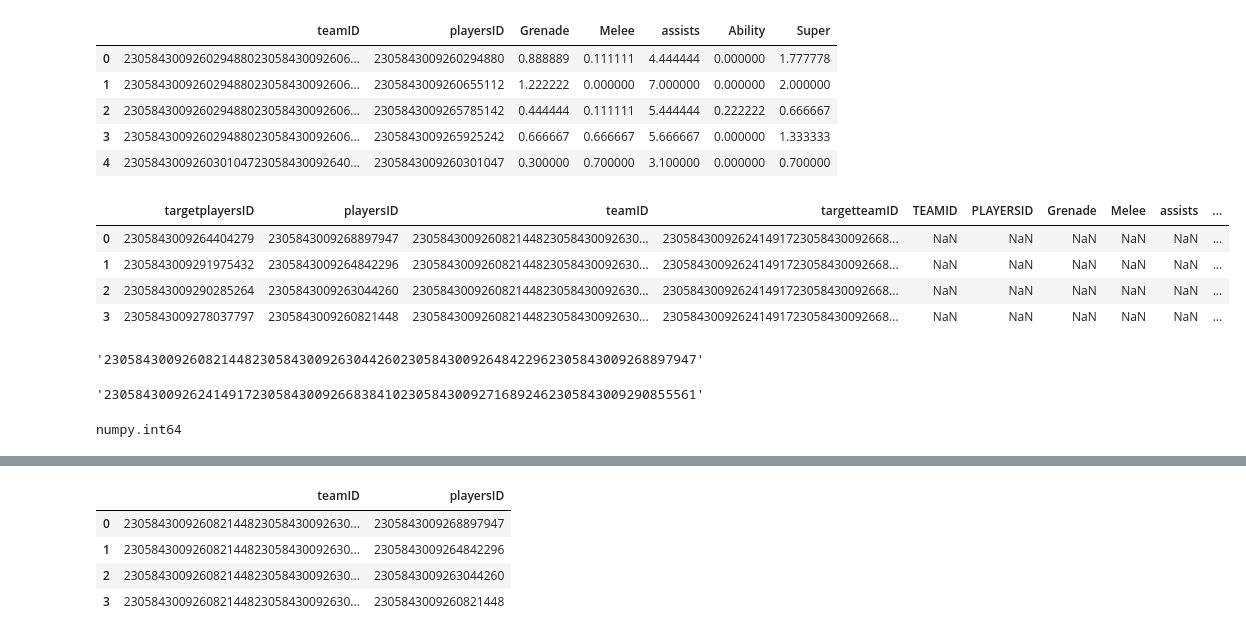
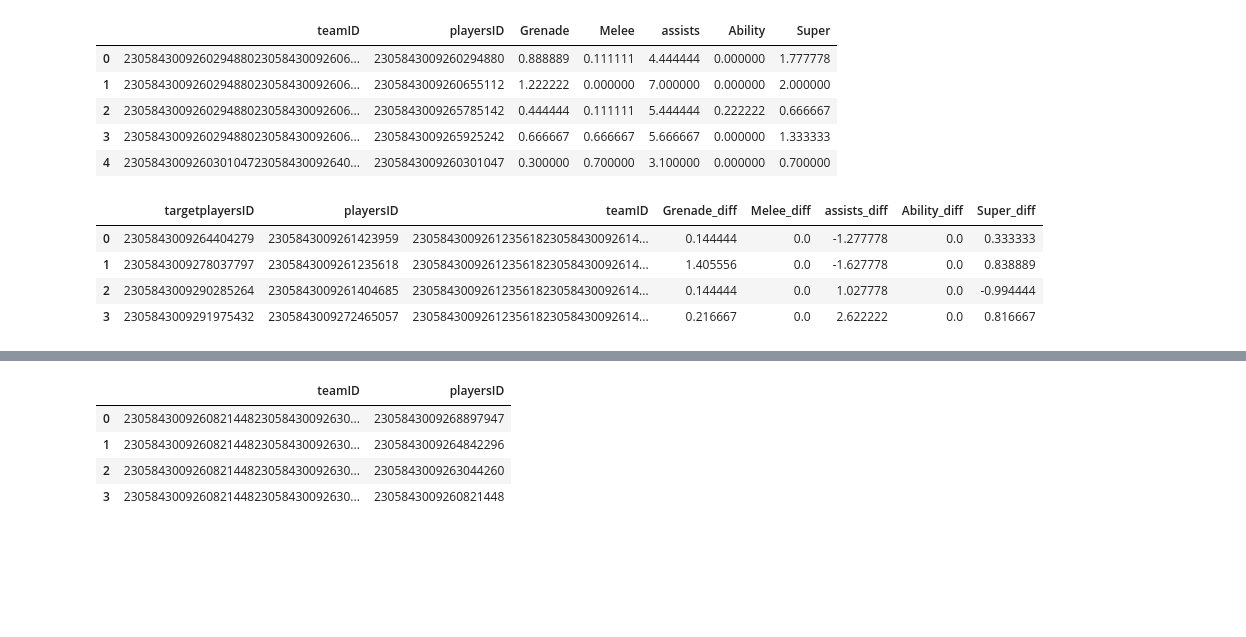
Before and after one commit to rishabh-joshi/destiny2-recommender-system, a Jupyter notebook: Final_team_new_clean.ipynb, the cells around one changed output, grey strips where cells are left out. Saved outputs shown, nothing was run; the diff lists cells and outputs as text; code cells hidden in the pictures; blank space fills up the shorter version.

Commit message:
Grace team

```diff
--- a/Final_team_new_clean.ipynb
+++ b/Final_team_new_clean.ipynb
@@ -399,7 +432,7 @@ def getplayerdist_all(df):
     finalresult = pd.concat([table_weapon, table_char,table_per], axis=1).reset_index()
     return finalresult
 # %%
-playersdist = getplayerdist_all(newset)
+playersdist_all = getplayerdist_all(newset)
 # %% [output]
 A value is trying to be set on a copy of a slice from a DataFrame.
 Try using .loc[row_indexer,col_indexer] = value instead
@@ -446,8 +479,8 @@ def getPlayerDistances(team1, team2, playerclusters_df):
 
     return playerdist
 # %%
-def getDistmat(LrorWin):
-    tm2 = LrorWin[0]
+def getDistmat(test,playersdist):
+    tm2 = test[0]
     tm1 = target
-    distmat = getPlayerDistances(tm1, tm2, playersdist_new)
+    distmat = getPlayerDistances(tm1, tm2, playersdist)
     return distmat
@@ -525,0 +540,5 @@ playerresult
+# %%
+distmat = getDistmat(test_wc_lr, playersdist_wc)
+distmat
+playerresult = getPlayerMapping(distmat,2)
+playerresult
@@ -541,32 +565,30 @@ def getPlaystyle(data, test):
     df['targetteamID'] = targetteam
 
 
-    #df_merge = pd.merge(df,playstyle,"left",on=["teamID","playersID"])
+
 
     playstyle.columns = ["TEAMID","PLAYERSID","Grenade","Melee","assists","Ability","Super"]
-    playstyle["TEAMID"] = str(playstyle["TEAMID"])
+    #playstyle["TEAMID"] = str(playstyle["TEAMID"])
+
+    df_merge = pd.merge(df,playstyle,"left", left_on=["teamID","playersID"], right_on = ["TEAMID","PLAYERSID"] )
 
     df_merge2= pd.merge(df,playstyle,left_on = ["targetplayersID","targetteamID"], right_on = ["PLAYERSID","TEAMID"],
                        how = "left")
 
-    return df_merge2
+    final_merge = pd.merge(df_merge,df_merge2, "left", on = ["targetplayersID"])
+    final_result = df
+    df["Grenade_diff"] = final_merge["Grenade_x"] - final_merge["Grenade_y"]
+    df["Melee_diff"] = final_merge["Melee_x"] - final_merge["Melee_x"]
+    df["assists_diff"] = final_merge["assists_x"] - final_merge["assists_y"]
+    df["Ability_diff"] = final_merge["Ability_x"] - final_merge["Ability_y"]
+    df["Super_diff"] = final_merge["Super_x"] - final_merge["Super_y"]
+    del df["targetteamID"]
+    return df
 # %%
-getPlaystyle(playerresult,test_lr)
+getPlaystyle(playerresult,test_wc_lr)
 # %% [output]
-|  | targetplayersID | playersID | teamID | targetteamID | TEAMID | PLAYERSID | Grenade | Melee | assists | ... |
-| 0 | 2305843009264404279 | 2305843009268897947 | 230584300926082144823058430092630... | 230584300926241491723058430092668... | NaN | NaN | NaN | NaN | NaN | ... |
-| 1 | 2305843009291975432 | 2305843009264842296 | 230584300926082144823058430092630... | 230584300926241491723058430092668... | NaN | NaN | NaN | NaN | NaN | ... |
-| 2 | 2305843009290285264 | 2305843009263044260 | 230584300926082144823058430092630... | 230584300926241491723058430092668... | NaN | NaN | NaN | NaN | NaN | ... |
-| 3 | 2305843009278037797 | 2305843009260821448 | 230584300926082144823058430092630... | 230584300926241491723058430092668... | NaN | NaN | NaN | NaN | NaN | ... |
+|  | targetplayersID | playersID | teamID | Grenade_diff | Melee_diff | assists_diff | Ability_diff | Super_diff |
+| 0 | 2305843009264404279 | 2305843009261423959 | 230584300926123561823058430092614... | 0.144444 | 0.0 | -1.277778 | 0.0 | 0.333333 |
+| 1 | 2305843009278037797 | 2305843009261235618 | 230584300926123561823058430092614... | 1.405556 | 0.0 | -1.627778 | 0.0 | 0.838889 |
+| 2 | 2305843009290285264 | 2305843009261404685 | 230584300926123561823058430092614... | 0.144444 | 0.0 | 1.027778 | 0.0 | -0.994444 |
+| 3 | 2305843009291975432 | 2305843009272465057 | 230584300926123561823058430092614... | 0.216667 | 0.0 | 2.622222 | 0.0 | 0.816667 |
-# %%
-getPlaystyle(playerresult,test_lr).iloc[0,2]
-# %% [output]
-'2305843009260821448230584300926304426023058430092648422962305843009268897947'
-# %%
-getPlaystyle(playerresult,test_lr).iloc[0,3]
-# %% [output]
-'2305843009262414917230584300926683841023058430092716892462305843009290855561'
-# %%
-type(df["playersID"][0])
-# %% [output]
-numpy.int64
```
Also changed, not shown: parts of 41 cells of this notebook.
